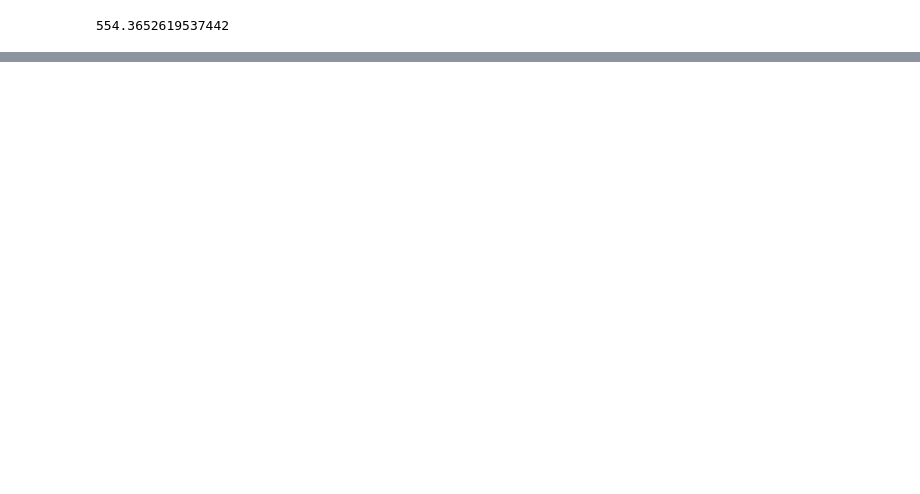
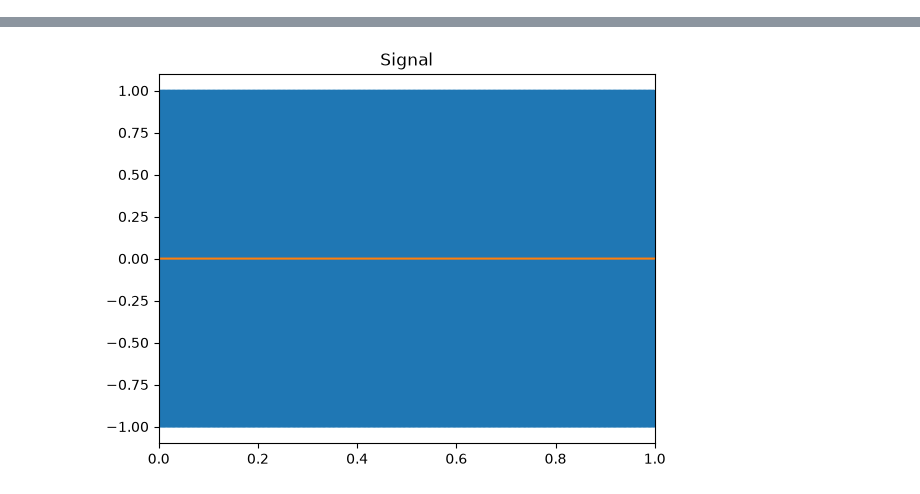
Before and after one commit to pierrick-dardelet/cours-info, a Jupyter notebook: TP-musique/TP2-son-alternative.ipynb, the cells around one changed output, grey strips where cells are left out. Saved outputs shown, nothing was run; the diff lists cells and outputs as text; code cells hidden in the pictures; blank space fills up the shorter version.

```diff
--- a/TP-musique/TP2-son-alternative.ipynb
+++ b/TP-musique/TP2-son-alternative.ipynb
@@ -7,7 +7,7 @@ from matplotlib import pyplot as plt
 from IPython.display import Audio
 from IPython.display import display
 from scipy.io import wavfile
-#from scipy import integrate
+from scipy import integrate
 
 RATE = 44_100
 LA = 440
@@ -18,7 +18,7 @@ DO = 523.25
 #1. Le tableau doit contenir 44100 échantillons.
 
 #2. Position=np.sin(t*phi*2*np.pi) avec t le temps et phi la fréquence
-"""
+
 #3.
 
 T=np.linspace(0,1,RATE) #changer le 1 en 0.050 pour afficher 50 ms.
@@ -40,16 +40,21 @@ def display_signal(signal, rate=RATE, title="Signal", width=1):
     plt.title(title)
     plt.show() #et on affiche
 
-#display_signal(Position)
+#display_signal(Position, RATE, "Signal", 0.050)
+
 
 #2.2
 
 def sine(freq,duration=1,amplitude=1.):
     Abscisses=np.linspace(0,duration,int(RATE*duration))
-    SignalProduit=(np.sine(2*np.pi*freq*Abscisses))*amplitude
+    SignalProduit=(np.sin(2*np.pi*freq*Abscisses))*amplitude
     return SignalProduit
 
+
+
 #display_signal(sine(440))
+
+
 
 #2.3
 
@@ -59,8 +64,8 @@ def sine_linear(freq1,freq2,duration):
     PhiDeT=2*np.pi*np.vectorize(integrate(0,T,FreqDeT))
     SignalProduit=np.sin(PhiDeT)
     return SignalProduit
-#A FINIR: trouver une fonction qui intègre, vérifier que c'est une ufunc, l'appliquer à Abscisses
-
+# Complexité trop grande: ce code impose de calculer une intégrale à chaque point calculé de PhiDeT
+#display_signal(sine_linear(400,4000,1),width=0.050)
 
 
 #3.
@@ -79,13 +84,14 @@ def crescendo_sine(freq,duration,vol1,vol2,increase=True):
     if increase==False: #on renverse VolumeDeT
         VolumeDeT=VolumeDeT[::-1]
 
-    SignalProduit=np.empty((len(SinusDeT),2))
-    SignalProduit[:,0]=SinusDeT
-    SignalProduit[:,1]=VolumeDeT
-    SignalProduit.multiply(axis=1)
-    return SignalProduit
+    SignalRes=np.multiply(SinusDeT,VolumeDeT)
+    #plt.plot(T, SignalRes)
+    #plt.xlim(0,0.3)
+    #plt.show()
+    return SignalRes
 
-#display_signal(crescendo_sine(440,1,1,10))
+#display_signal(crescendo_sine(440,10,1,10,True))
+# Erreur que je ne comprends pas: SignalRes semble avoir les bonnes valeurs, c'est à l'affichage que le signal apparaît de volume constant ...
 
 #3.4 Cette approche s'applique à n'importe quel son.
 
@@ -94,8 +100,8 @@ def crescendo_sine(freq,duration,vol1,vol2,increase=True):
 def suiteLaDo():
     SecondeDeLa=sine(LA,1,1)
     SecondeDeDo=sine(DO,1,1)
-    SignalProduit=np.concatenate((SecondeDeLa,SecondeDeDo),axis=0)
-    return SignalProduit
+    SignalConc=np.concatenate((SecondeDeLa,SecondeDeDo),axis=0)
+    return SignalConc
 
 #display_signal(suiteLaDo())
 
@@ -106,7 +112,7 @@ def suiteLaDo():
 def float_to_int16(as_float):
     Res=(as_float*32767).astype('int16')
     return Res
-"""
+
 
 #6.
 
@@ -132,7 +138,7 @@ def Accord(fondamental,majeur=True):
     #Le fondamental et la quinte sont toujours jouées
     FreqAJouer=np.empty(3)
     FreqAJouer[0]=freq_from_name(fondamental)
-    FreqAJouer[2]=FreqAJouer[0]*(2**(7/12))
+    FreqAJouer[2]=FreqAJouer[0]*(2**(7/12)) #Quinte ajoutée
     if majeur==True:
         FreqAJouer[1]=FreqAJouer[0]*(2**(4/12)) #Tierce majeure ajoutée
     else:
@@ -140,12 +146,15 @@ def Accord(fondamental,majeur=True):
     SignalFondamental=sine(FreqAJouer[0])
     SignalTierce=sine(FreqAJouer[1])
     SignalQuinte=sine(FreqAJouer[2])
-    SignalProduit=np.empty((ln(SignalFondamental,3)))
-    SignalProduit.sum(axis=1)
-    return SignalProduit
+    SignalFinal=np.empty((len(SignalFondamental),3))
+    SignalFinal=SignalFondamental+SignalTierce+SignalQuinte
+    return SignalFinal/3 #on fait la moyenne plutôt que la somme pour ne pas augmenter le volume
+
+#display_signal(Accord('la',True)) #on a bien un la majeur pendant 1 seconde
+
+
 
 #FINIR JUSQU'A Q11.
 #Q11.2 il faut faire attention, il y a une histoire de astype
 #La fréquence des violons dépasse 30 000, donc il faut passer en int.32 temporairement pour le calcul.
 # %% [output]
-554.3652619537442
@@ -151,0 +162 @@ def Accord(fondamental,majeur=True):
+[figure, added]
```
Also changed, not shown: parts of 1 cell of this notebook.
